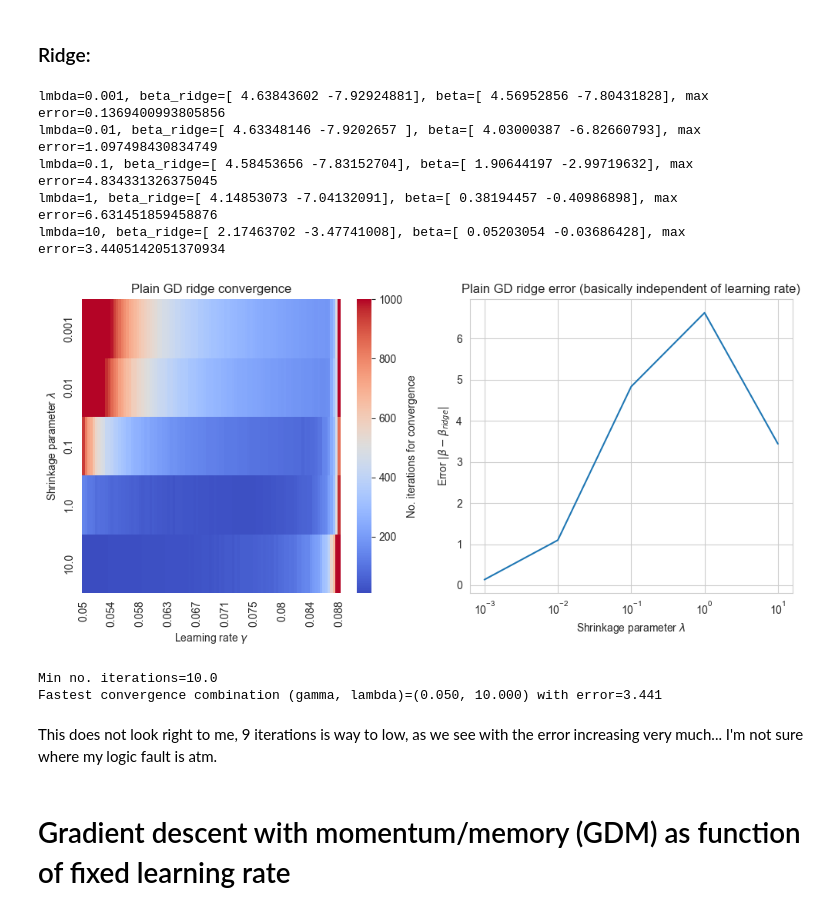
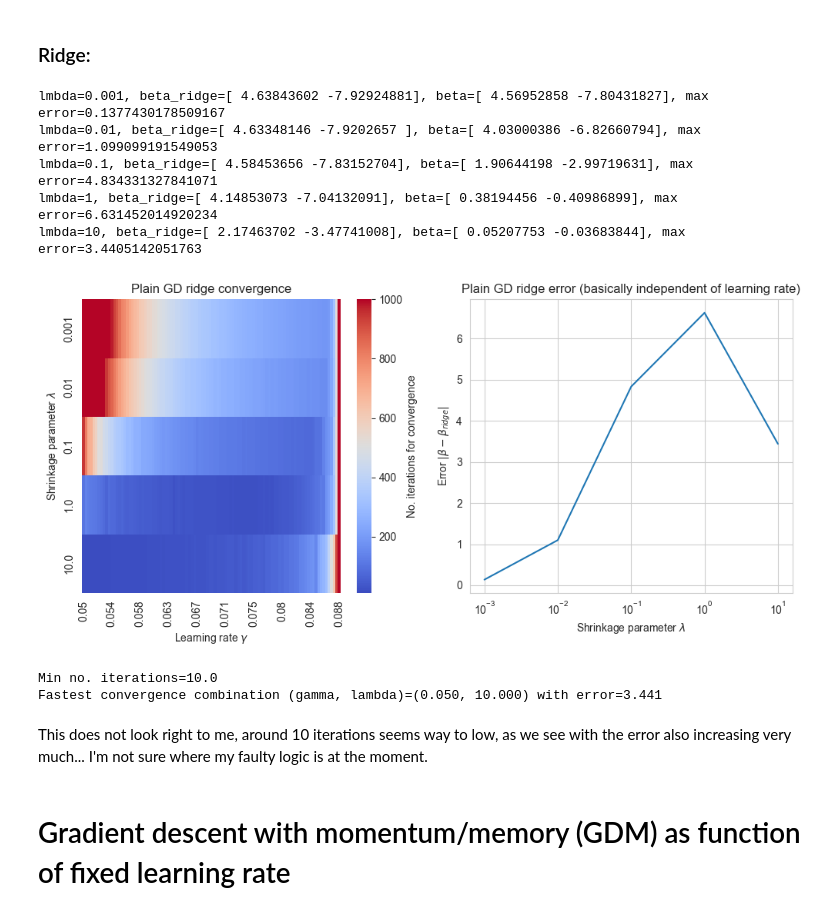
Before and after one commit to LassePladsen/FYS-STK3155-4155, a Jupyter notebook: Weekly exercises/41/Week 41 Lasse Pladsen.ipynb, the cells around one changed output. Drawn from its saved outputs; the diff is of its cells as text; code cells hidden in the pictures.

```diff
--- a/Weekly exercises/41/Week 41 Lasse Pladsen.ipynb
+++ b/Weekly exercises/41/Week 41 Lasse Pladsen.ipynb
@@ -9,6 +9,7 @@ N_iters = 1000  # max no. iterations before stopping
 noise_std = 0.1
 beta_tol = 1e-8  # beta tolerance for stopping iteration when |beta_new - beta_old| <= beta_tol
 rng_seed = 2023
+HEATMAP_CMAP = "coolwarm"  # colormap for seaborn heatmap plots
 
 # Create data set
 rng = np.random.default_rng(rng_seed)
@@ -33,7 +34,7 @@ OLS: 1/lambda_max=0.390
 ### OLS:
 # %%
 # Parameters
-learn_rates = np.linspace(0.05, 2 / np.max(eig_ols), 100, endpoint=False)
+learn_rates = np.linspace(0.05, 2 / np.max(eig_ols)*0.99, 100)
 
 no_iters = np.empty(learn_rates.size)  # store the number of iterations needed to converge
 errors = np.empty_like(no_iters)  # store the beta errors
@@ -141,42 +142,41 @@ plt.figure(figsize=(10, 5))
 xticks = np.round(learn_rates, 3)
 keptticks = xticks[::int(len(learn_rates) / 10) + 1]
 xticks = ['' for _ in xticks]
 xticks[::int(len(xticks) / 10) + 1] = keptticks
 
 plt.subplot(1, 2, 1)
 ax = sb.heatmap(
         no_iters.T,
         annot=False,
-        cmap="coolwarm",
+        cmap=HEATMAP_CMAP,
         xticklabels=xticks,
         yticklabels=np.round(ridge_lambdas, 3),
-        # norm="log"
+        cbar_kws={"label": "No. iterations for convergence"}  # colorbar label
 )
 plt.xticks(rotation=90)  # sideways xticks
-ax.collections[0].colorbar.set_label("No. iterations for convergence")
 plt.title("Plain GD ridge convergence")
 plt.xlabel("Learning rate $\gamma$")
 plt.ylabel("Shrinkage parameter $\lambda$")
 ######
 
 
 ###### Error plot
 plt.subplot(1, 2, 2)
 plt.plot(ridge_lambdas, errors[0, :])  # the errors are the same for each learning rate value
 plt.title("Plain GD ridge error (basically independent of learning rate)")
 plt.ylabel(r"Error $|\beta-\beta_{ridge}|$")
 plt.xlabel("Shrinkage parameter $\lambda$")
 plt.xscale("log")
 ######
 
 plt.tight_layout()
 # %% [output]
-lmbda=0.001, beta_ridge=[ 4.63843602 -7.92924881], beta=[ 4.56952856 -7.80431828], max error=0.1369400993805856
-lmbda=0.01, beta_ridge=[ 4.63348146 -7.9202657 ], beta=[ 4.03000387 -6.82660793], max error=1.097498430834749
-lmbda=0.1, beta_ridge=[ 4.58453656 -7.83152704], beta=[ 1.90644197 -2.99719632], max error=4.834331326375045
-lmbda=1, beta_ridge=[ 4.14853073 -7.04132091], beta=[ 0.38194457 -0.40986898], max error=6.631451859458876
-lmbda=10, beta_ridge=[ 2.17463702 -3.47741008], beta=[ 0.05203054 -0.03686428], max error=3.4405142051370934
+lmbda=0.001, beta_ridge=[ 4.63843602 -7.92924881], beta=[ 4.56952858 -7.80431827], max error=0.1377430178509167
+lmbda=0.01, beta_ridge=[ 4.63348146 -7.9202657 ], beta=[ 4.03000386 -6.82660794], max error=1.099099191549053
+lmbda=0.1, beta_ridge=[ 4.58453656 -7.83152704], beta=[ 1.90644198 -2.99719631], max error=4.834331327841071
+lmbda=1, beta_ridge=[ 4.14853073 -7.04132091], beta=[ 0.38194456 -0.40986899], max error=6.631452014920234
+lmbda=10, beta_ridge=[ 2.17463702 -3.47741008], beta=[ 0.05207753 -0.03683844], max error=3.4405142051763
-[figure, old version]
+[figure, new version]
 # %%
 print(f"Min no. iterations={np.min(no_iters)}")
 optimal_indices = np.unravel_index(np.argmin(no_iters), no_iters.shape)
@@ -186,7 +186,7 @@ print(
 Min no. iterations=10.0
 Fastest convergence combination (gamma, lambda)=(0.050, 10.000) with error=3.441
 # %% [markdown]
-This does not look right to me, 9 iterations is way to low, as we see with the error increasing very much... I'm not sure where my logic fault is atm.
+This does not look right to me, around 10 iterations seems way to low, as we see with the error also increasing very much... I'm not sure where my faulty logic is at the moment.
 # %% [markdown]
 # Gradient descent with momentum/memory (GDM) as function of fixed learning rate
 # %% [markdown]
```
Also changed, not shown: parts of 5 cells of this notebook.
